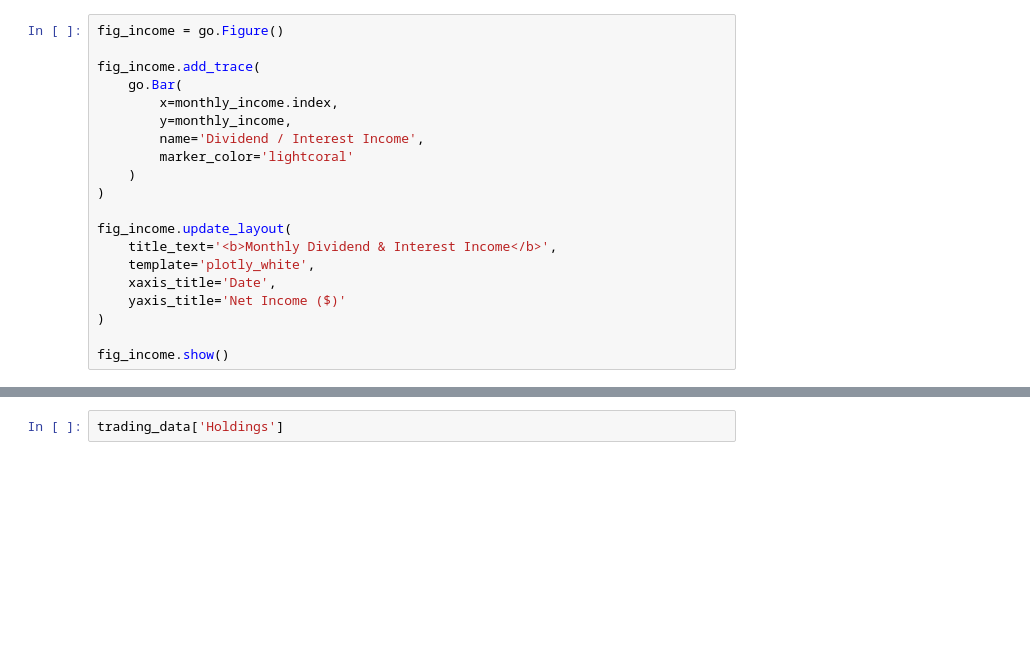
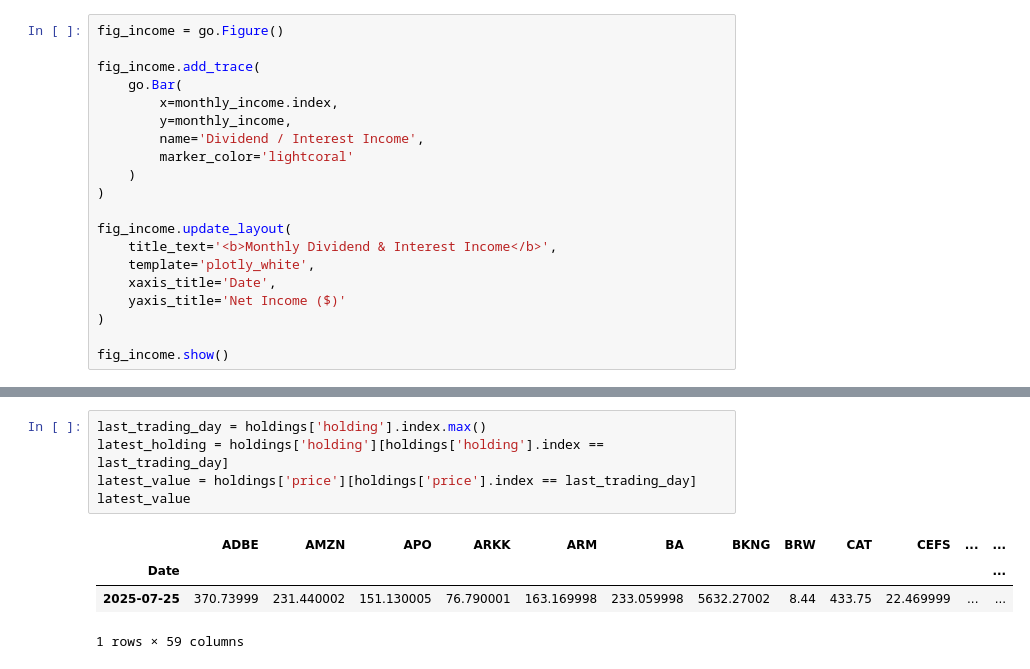
Before and after one commit to abdullahau/investment-portfolio, a Jupyter notebook: src/aggregate-data.ipynb, the cells around one changed output, grey strips where cells are left out. Cells and saved outputs as stored; diff of their text form; blank space fills up the shorter version.

```diff
--- a/src/aggregate-data.ipynb
+++ b/src/aggregate-data.ipynb
@@ -297,2 +295,10 @@ fig_income.show()
 # %%
-trading_data['Holdings']
+last_trading_day = holdings['holding'].index.max()
+latest_holding = holdings['holding'][holdings['holding'].index == last_trading_day]
+latest_value = holdings['price'][holdings['price'].index == last_trading_day]
+latest_value
+# %% [output]
+|  | ADBE | AMZN | APO | ARKK | ARM | BA | BKNG | BRW | CAT | CEFS | ... | ... |
+| Date |  |  |  |  |  |  |  |  |  |  |  | ... |
+| 2025-07-25 | 370.73999 | 231.440002 | 151.130005 | 76.790001 | 163.169998 | 233.059998 | 5632.27002 | 8.44 | 433.75 | 22.469999 | ... | ... |
+1 rows × 59 columns
```
Also changed, not shown: parts of 5 cells of this notebook, 1 other file.
